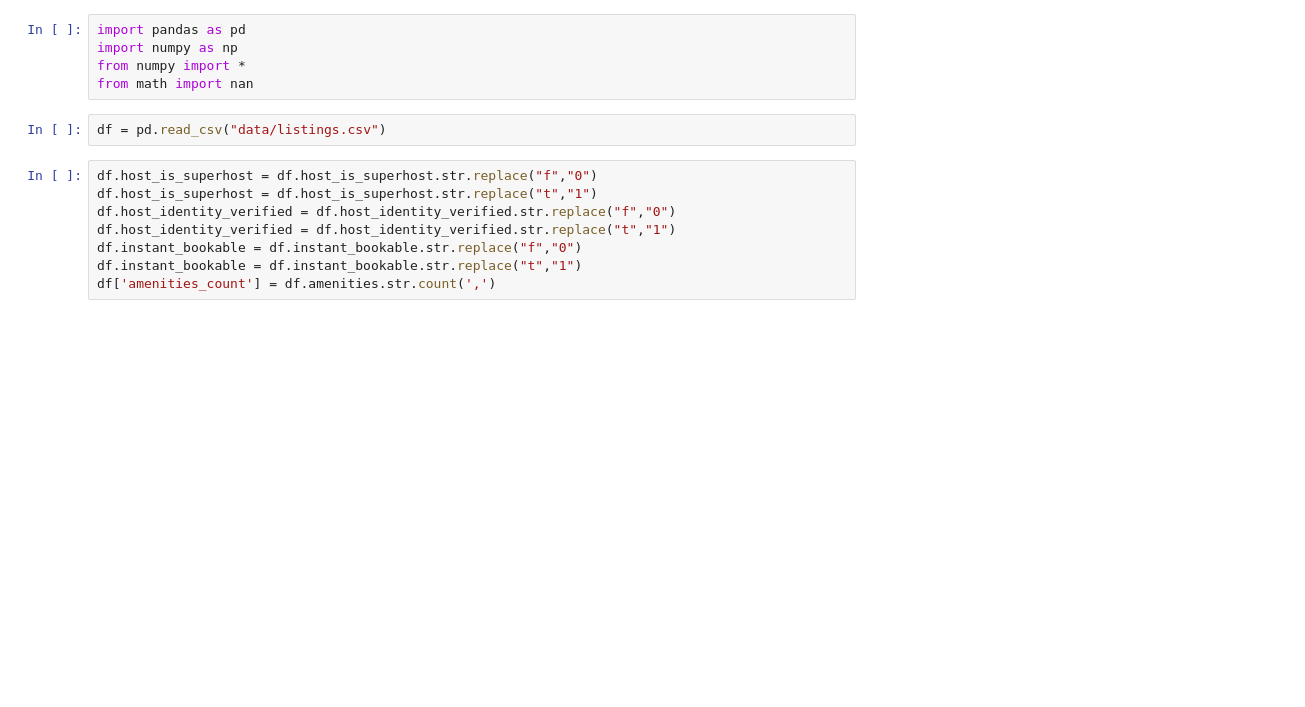
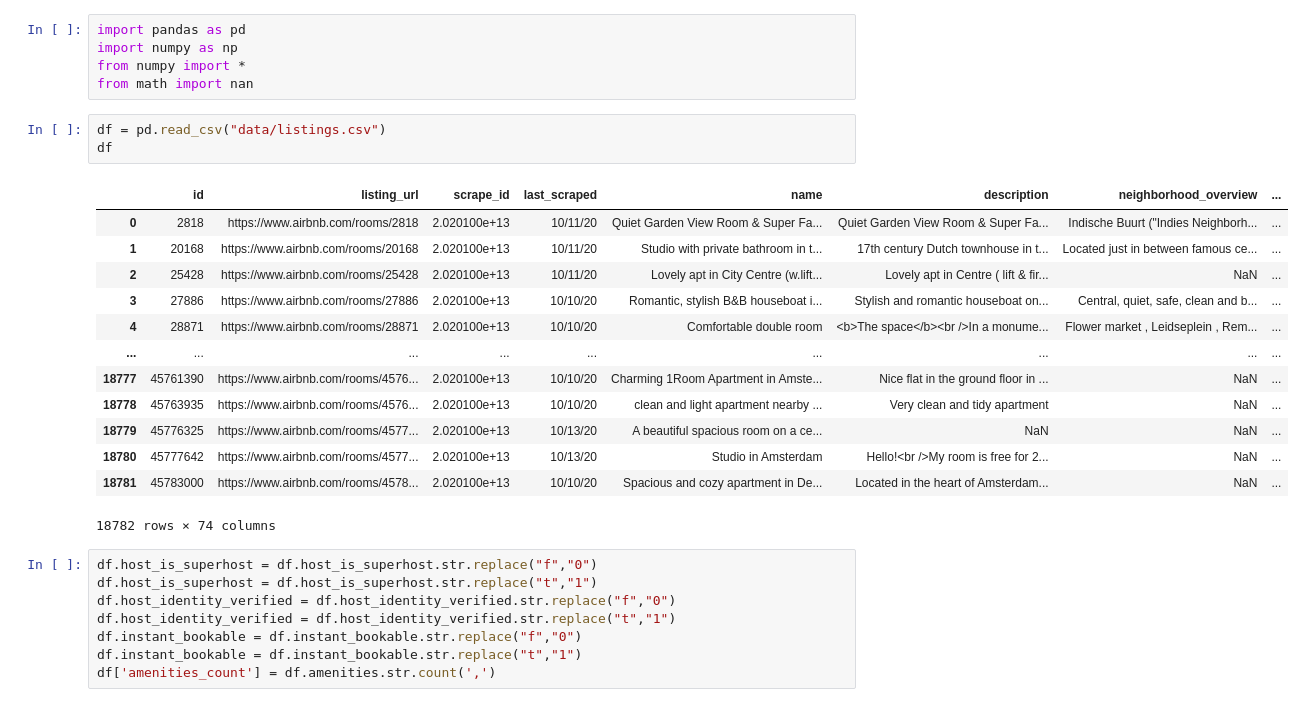
Before and after one commit to zhr47/Final_Project, a Jupyter notebook: ETL_for_project.ipynb, the cells around one changed output. Saved outputs shown, nothing was run; the diff lists cells and outputs as text; blank space fills up the shorter version.

```diff
--- a/ETL_for_project.ipynb
+++ b/ETL_for_project.ipynb
@@ -5,6 +5,21 @@ from numpy import *
 from math import nan
 # %%
 df = pd.read_csv("data/listings.csv")
+df
+# %% [output]
+|  | id | listing_url | scrape_id | last_scraped | name | description | neighborhood_overview | ... |
+| 0 | 2818 | https://www.airbnb.com/rooms/2818 | 2.020100e+13 | 10/11/20 | Quiet Garden View Room & Super Fa... | Quiet Garden View Room & Super Fa... | Indische Buurt ("Indies Neighborh... | ... |
+| 1 | 20168 | https://www.airbnb.com/rooms/20168 | 2.020100e+13 | 10/11/20 | Studio with private bathroom in t... | 17th century Dutch townhouse in t... | Located just in between famous ce... | ... |
+| 2 | 25428 | https://www.airbnb.com/rooms/25428 | 2.020100e+13 | 10/11/20 | Lovely apt in City Centre (w.lift... | Lovely apt in Centre ( lift & fir... | NaN | ... |
+| 3 | 27886 | https://www.airbnb.com/rooms/27886 | 2.020100e+13 | 10/10/20 | Romantic, stylish B&B houseboat i... | Stylish and romantic houseboat on... | Central, quiet, safe, clean and b... | ... |
+| 4 | 28871 | https://www.airbnb.com/rooms/28871 | 2.020100e+13 | 10/10/20 | Comfortable double room | <b>The space</b><br />In a monume... | Flower market , Leidseplein , Rem... | ... |
+| ... | ... | ... | ... | ... | ... | ... | ... | ... |
+| 18777 | 45761390 | https://www.airbnb.com/rooms/4576... | 2.020100e+13 | 10/10/20 | Charming 1Room Apartment in Amste... | Nice flat in the ground floor in ... | NaN | ... |
+| 18778 | 45763935 | https://www.airbnb.com/rooms/4576... | 2.020100e+13 | 10/10/20 | clean and light apartment nearby ... | Very clean and tidy apartment | NaN | ... |
+| 18779 | 45776325 | https://www.airbnb.com/rooms/4577... | 2.020100e+13 | 10/13/20 | A beautiful spacious room on a ce... | NaN | NaN | ... |
+| 18780 | 45777642 | https://www.airbnb.com/rooms/4577... | 2.020100e+13 | 10/13/20 | Studio in Amsterdam | Hello!<br />My room is free for 2... | NaN | ... |
+| 18781 | 45783000 | https://www.airbnb.com/rooms/4578... | 2.020100e+13 | 10/10/20 | Spacious and cozy apartment in De... | Located in the heart of Amsterdam... | NaN | ... |
+18782 rows × 74 columns
 # %%
 df.host_is_superhost = df.host_is_superhost.str.replace("f","0")
 df.host_is_superhost = df.host_is_superhost.str.replace("t","1")
```
Also changed, not shown: parts of 2 cells of this notebook, 4 other files.
